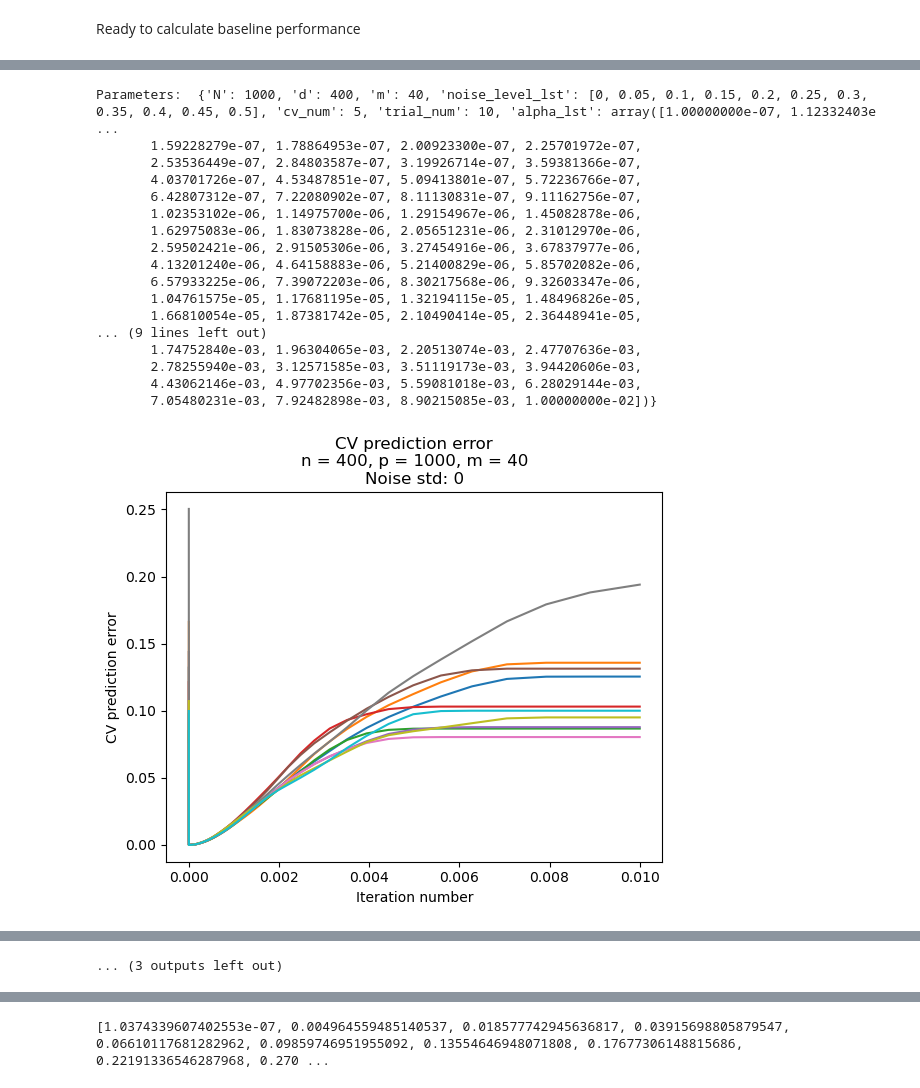
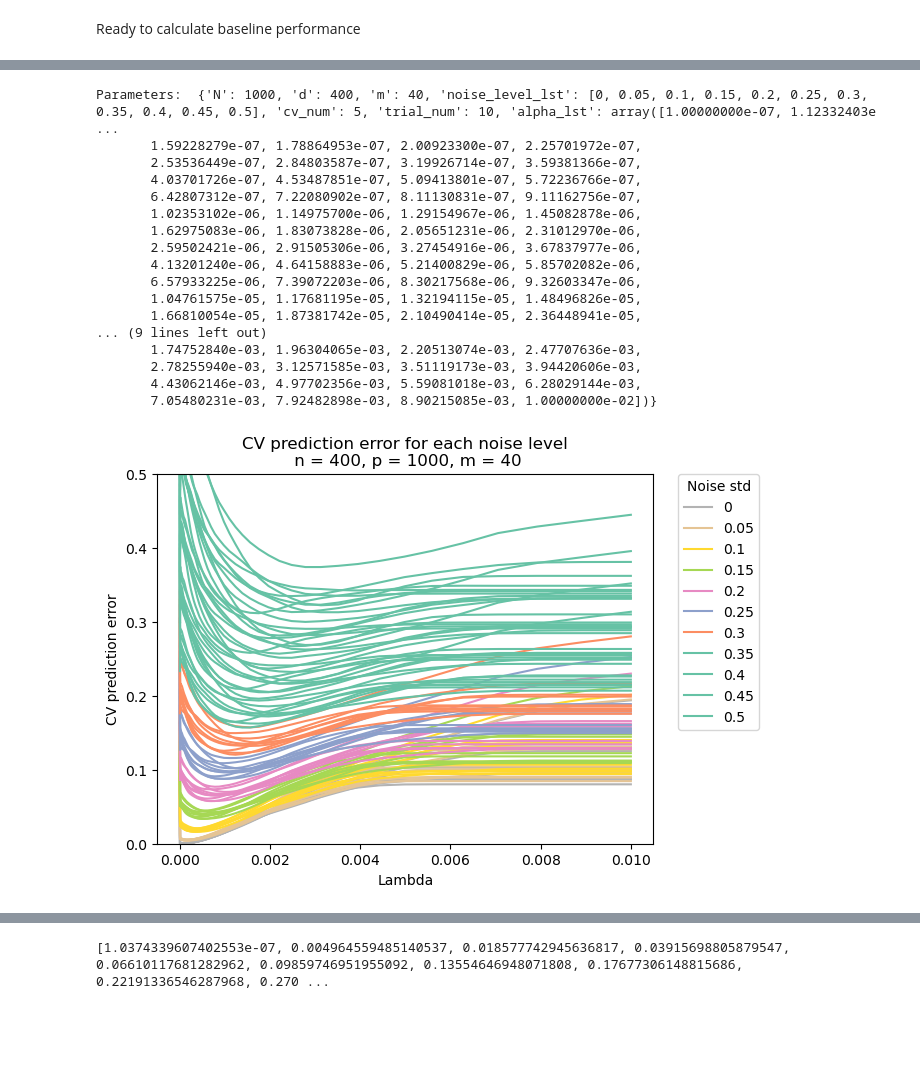
Before and after one commit to sleepysunny311/Projection_Pursuit_Summer, a Jupyter notebook: task5/lasso.ipynb, the cells around one changed output, grey strips where cells are left out. Drawn from its saved outputs; the diff is of its cells as text; code cells hidden in the pictures; blank space fills up the shorter version.

Commit message:
lasso visualization

```diff
--- a/task5/lasso.ipynb
+++ b/task5/lasso.ipynb
@@ -136,25 +136,24 @@ Average best K for noise level:  0.5  is:  0.002921287552756107  with MSE:  0.32
 Finished!
 Log file saved to:  ./memory_lasso/Lasso1000_400_40_10_5.pkl
 # %%
-from visualization import makeplots
-
-makeplots(res_log, sep=True, savefig=False)
+from visualization import makeplots, makeplotsgrid
+makeplots("memory_lasso/Lasso1000_400_40_10_5.pkl", savefig=False, sep = False)
 # %% [output]
 Parameters:  {'N': 1000, 'd': 400, 'm': 40, 'noise_level_lst': [0, 0.05, 0.1, 0.15, 0.2, 0.25, 0.3, 0.35, 0.4, 0.45, 0.5], 'cv_num': 5, 'trial_num': 10, 'alpha_lst': array([1.00000000e-07, 1.12332403e ...
        1.59228279e-07, 1.78864953e-07, 2.00923300e-07, 2.25701972e-07,
        2.53536449e-07, 2.84803587e-07, 3.19926714e-07, 3.59381366e-07,
        4.03701726e-07, 4.53487851e-07, 5.09413801e-07, 5.72236766e-07,
        6.42807312e-07, 7.22080902e-07, 8.11130831e-07, 9.11162756e-07,
        1.02353102e-06, 1.14975700e-06, 1.29154967e-06, 1.45082878e-06,
        1.62975083e-06, 1.83073828e-06, 2.05651231e-06, 2.31012970e-06,
        2.59502421e-06, 2.91505306e-06, 3.27454916e-06, 3.67837977e-06,
        4.13201240e-06, 4.64158883e-06, 5.21400829e-06, 5.85702082e-06,
        6.57933225e-06, 7.39072203e-06, 8.30217568e-06, 9.32603347e-06,
        1.04761575e-05, 1.17681195e-05, 1.32194115e-05, 1.48496826e-05,
        1.66810054e-05, 1.87381742e-05, 2.10490414e-05, 2.36448941e-05,
 ... (9 lines left out)
        1.74752840e-03, 1.96304065e-03, 2.20513074e-03, 2.47707636e-03,
        2.78255940e-03, 3.12571585e-03, 3.51119173e-03, 3.94420606e-03,
        4.43062146e-03, 4.97702356e-03, 5.59081018e-03, 6.28029144e-03,
        7.05480231e-03, 7.92482898e-03, 8.90215085e-03, 1.00000000e-02])}
-[figure, old version]
+[figure, new version]
@@ -171 +161,0 @@ Parameters:  {'N': 1000, 'd': 400, 'm': 40, 'noise_level_lst': [0, 0.05, 0.1, 0.
-... (3 outputs left out)
```
Also changed, not shown: parts of 2 cells of this notebook, 2 other files.
